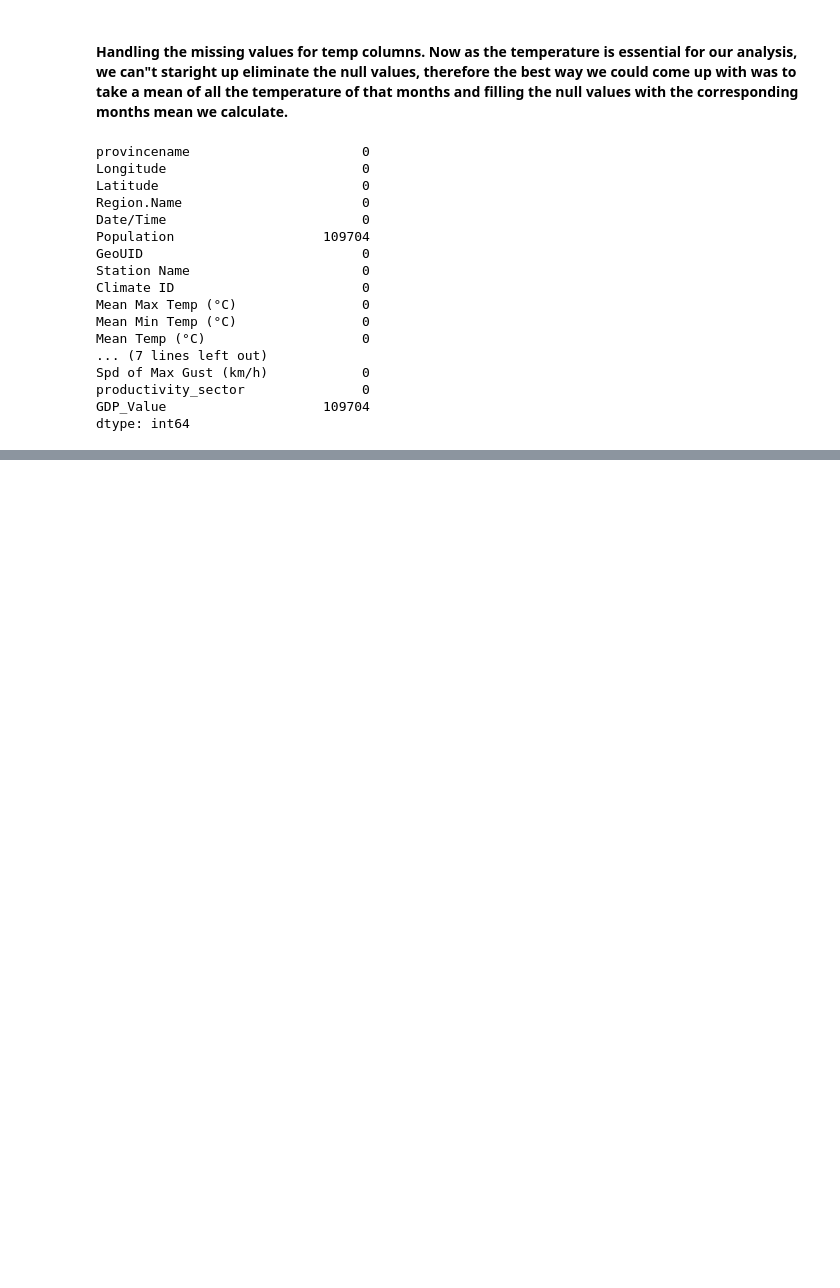
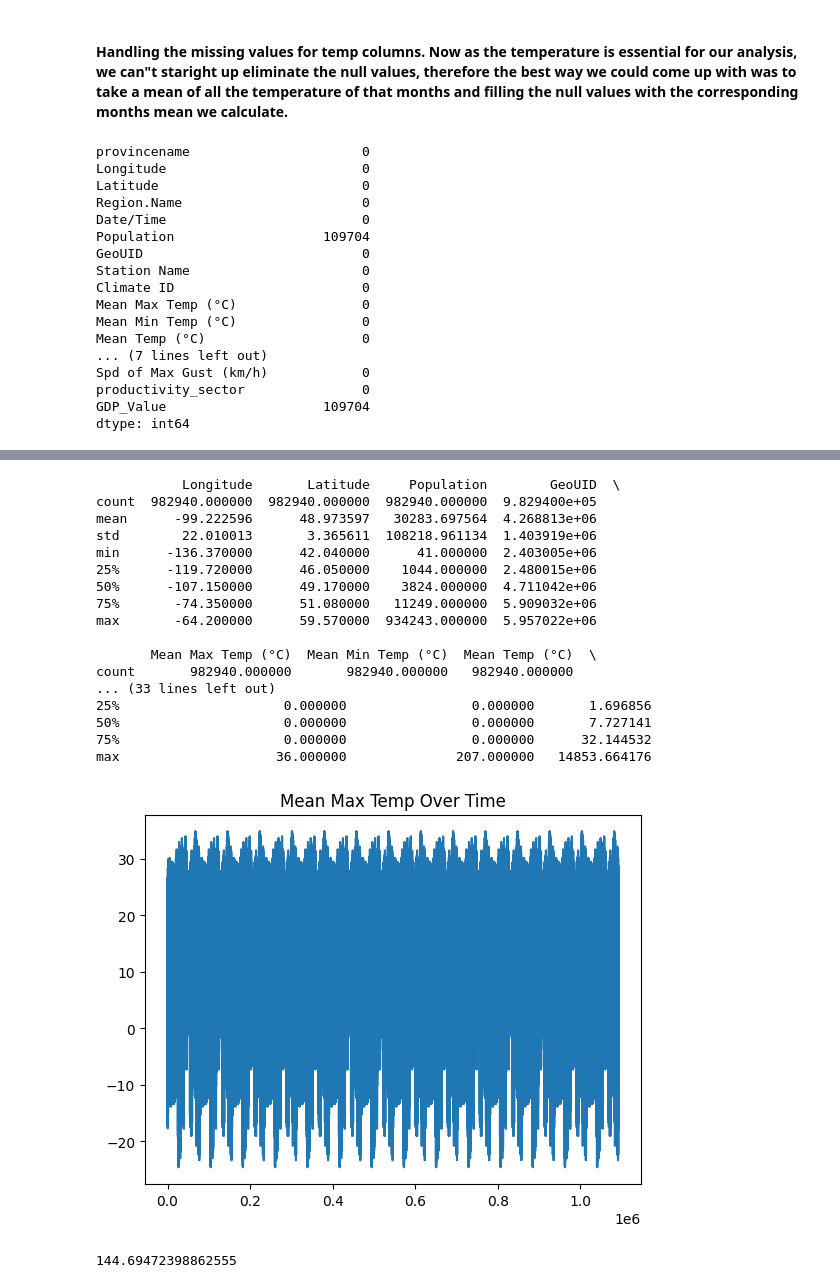
Before and after one commit to chustjarey/Climate-Change-and-its-Economic-Impact-DAB422-24W-004-Group9, a Jupyter notebook: Part II/04_Productivity_editied.ipynb, the cells around one changed output, grey strips where cells are left out. Saved outputs shown, nothing was run; the diff lists cells and outputs as text; code cells hidden in the pictures; blank space fills up the shorter version.

Commit message:
Updated Productivity.. time series analysis

```diff
--- a/Part II/04_Productivity_editied.ipynb
+++ b/Part II/04_Productivity_editied.ipynb
@@ -426,0 +434,2 @@ merged_data.to_csv(csv_path,
+# %%
+merged_filtered = merged_data[merged_data['Date/Time'].dt.year <= 2021].copy()
@@ -426,0 +456,53 @@ merged_data.to_csv(csv_path,
+# %%
+# Explore data distribution and summary statistics
+print(merged_filtered.describe())
+
+# Visualize climate variables over time
+merged_filtered['Mean Max Temp (°C)'].plot(label='Mean Max Temp')
+plt.title('Mean Max Temp Over Time')
+plt.show()
+# %% [output]
+           Longitude       Latitude     Population        GeoUID  \
+count  982940.000000  982940.000000  982940.000000  9.829400e+05
+mean      -99.222596      48.973597   30283.697564  4.268813e+06
+std        22.010013       3.365611  108218.961134  1.403919e+06
+min      -136.370000      42.040000      41.000000  2.403005e+06
+25%      -119.720000      46.050000    1044.000000  2.480015e+06
+50%      -107.150000      49.170000    3824.000000  4.711042e+06
+75%       -74.350000      51.080000   11249.000000  5.909032e+06
+max       -64.200000      59.570000  934243.000000  5.957022e+06
+
+       Mean Max Temp (°C)  Mean Min Temp (°C)  Mean Temp (°C)  \
+count       982940.000000       982940.000000   982940.000000
+... (33 lines left out)
+25%                     0.000000                0.000000       1.696856
+50%                     0.000000                0.000000       7.727141
+75%                     0.000000                0.000000      32.144532
+max                    36.000000              207.000000   14853.664176
+[figure, added]
+# %%
+def calculate_mse(actual, predicted):
+    """
+    Calculate Mean Squared Error (MSE).
+
+    Parameters:
+    - actual: array-like, actual values
+    - predicted: array-like, predicted values
+
+    Returns:
+    - mse: float, Mean Squared Error
+    """
+    squared_errors = (actual - predicted)**2
+    mse = squared_errors.mean()
+    return mse
+
+
+# Use seasonal_decompose to decompose the time series with additive model
+result_additive = seasonal_decompose(time_series, model='additive', period=12)
+
+# Calculate MSE for the additive model
+mse_additive = calculate_mse(time_series, result_additive.resid.dropna())
+
+mse_additive
+# %% [output]
+144.69472398862555
```
Also changed, not shown: parts of 28 cells of this notebook.
